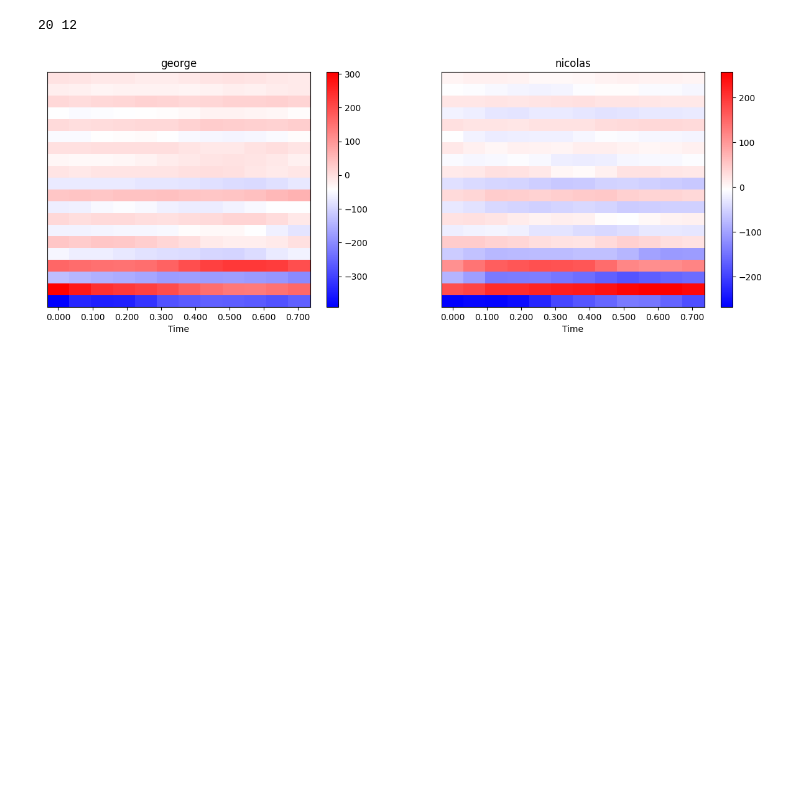
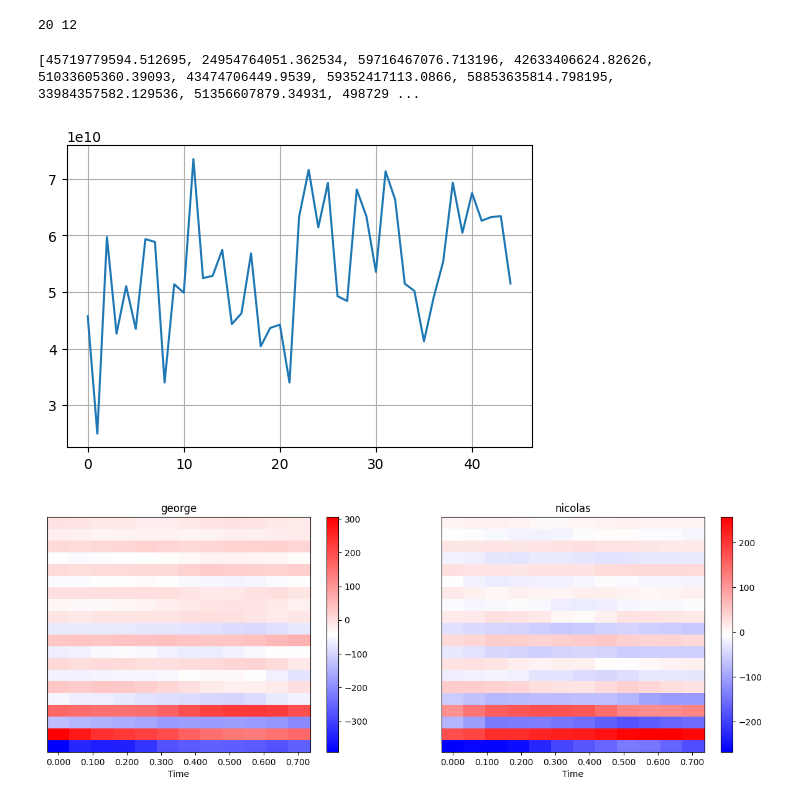
Before and after one commit to MikeChuv/AudioSignalProcessing, a Jupyter notebook: mfcc_gmm.ipynb, the cells around one changed output. Saved outputs shown, nothing was run; the diff lists cells and outputs as text; code cells hidden in the pictures; blank space fills up the shorter version.

```diff
--- a/mfcc_gmm.ipynb
+++ b/mfcc_gmm.ipynb
@@ -264,6 +290,24 @@ gm4A = GaussianMixture(n_components=1, random_state=0).fit(train4A)
 gm4B = GaussianMixture(n_components=1, random_state=0).fit(train4B)
 # %% [output]
 20 12
+# %%
+rlist = []
+for el in train4B:
+    x = el
+    means = np.squeeze(gm4A.means_)
+    cov = np.squeeze(gm4A.covariances_)
+
+    r = (x - means).T @ np.linalg.inv(cov) @ (x - means)
+    rlist.append(r)
+# %%
+print(rlist)
+# %% [output]
+[45719779594.512695, 24954764051.362534, 59716467076.713196, 42633406624.82626, 51033605360.39093, 43474706449.9539, 59352417113.0866, 58853635814.798195, 33984357582.129536, 51356607879.34931, 498729 ...
+# %%
+plt.plot(range(len(rlist)), rlist)
+plt.show()
+# %% [output]
+[figure, added]
 # %%
 sample4a = gm4A.sample(1)[0].reshape((nx, ny))
 sample4b = gm4B.sample(1)[0].reshape((nx, ny))
```
Also changed, not shown: parts of 10 cells of this notebook.
